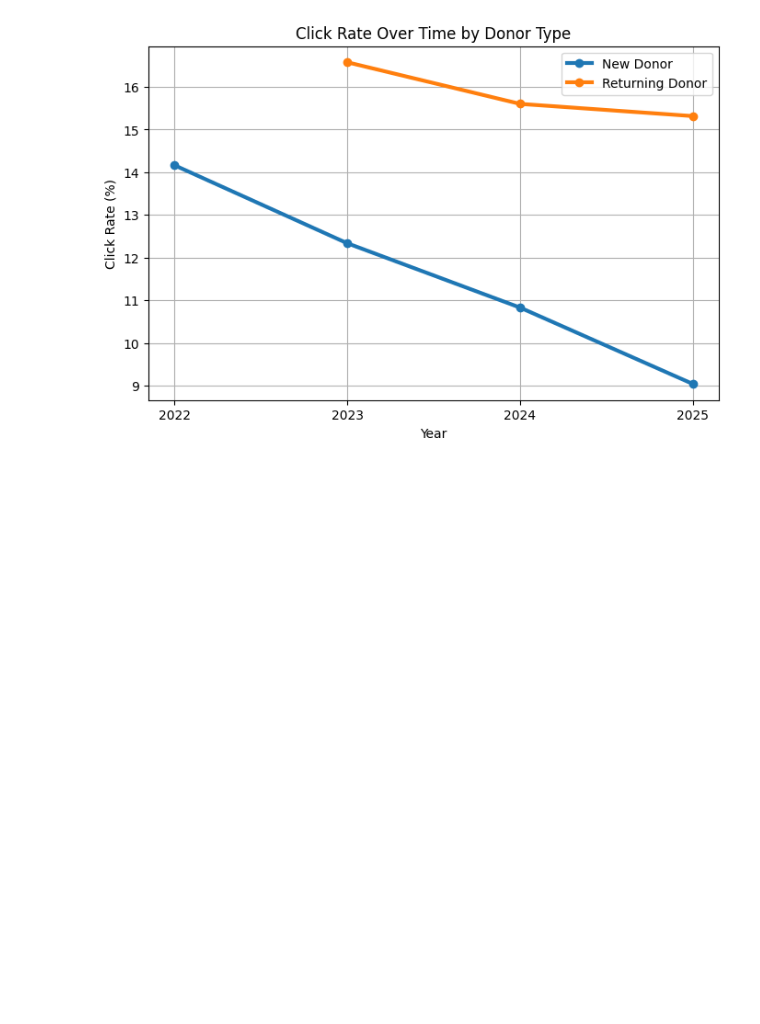
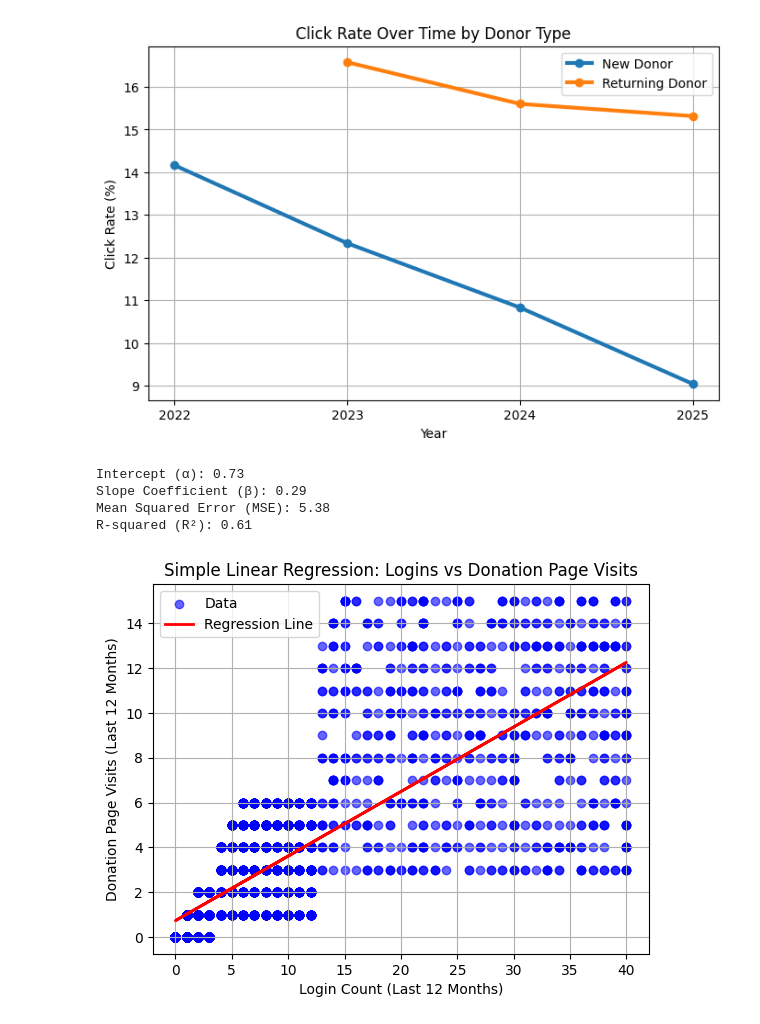
Before and after one commit to RemiRemRemRem/INF10027-Group-Project, a Jupyter notebook: assignment2.ipynb, the cells around one changed output. Drawn from its saved outputs; the diff is of its cells as text; code cells hidden in the pictures; blank space fills up the shorter version.

Commit message:
Adding linear regression

```diff
--- a/assignment2.ipynb
+++ b/assignment2.ipynb
@@ -953,3 +953,43 @@ plt.grid(True)
 plt.show()
 # %% [output]
 [figure]
+# %%
+import numpy as np
+from sklearn.model_selection import train_test_split
+from sklearn.linear_model import LinearRegression
+from sklearn.metrics import mean_squared_error, r2_score
+
+
+df = pd.read_csv('supporter_cleaned.csv')
+
+
+X = df[['login_count_last_12m']].values
+y = df['donation_page_visits_last_12m'].values
+
+# Split into 80% training and 20% testing sets
+X_train, X_test, y_train, y_test = train_test_split(X, y, test_size=0.2, random_state=42)
+
+model = LinearRegression()
+model.fit(X_train, y_train)
+
+y_pred = model.predict(X_test)
+
+print(f"Intercept (α): {model.intercept_:.2f}")
+print(f"Slope Coefficient (β): {model.coef_[0]:.2f}")
+print(f"Mean Squared Error (MSE): {mean_squared_error(y_test, y_pred):.2f}")
+print(f"R-squared (R²): {r2_score(y_test, y_pred):.2f}")
+
+
+plt.scatter(X_test, y_test, color='blue', alpha=0.6, label='Data')
+plt.plot(X_test, y_pred, color='red', linewidth=2, label='Regression Line')
+plt.title('Simple Linear Regression: Logins vs Donation Page Visits')
+plt.xlabel('Login Count (Last 12 Months)')
+plt.ylabel('Donation Page Visits (Last 12 Months)')
+plt.legend()
+plt.grid(True)
+# %% [output]
+Intercept (α): 0.73
+Slope Coefficient (β): 0.29
+Mean Squared Error (MSE): 5.38
+R-squared (R²): 0.61
+[figure, added]
```
